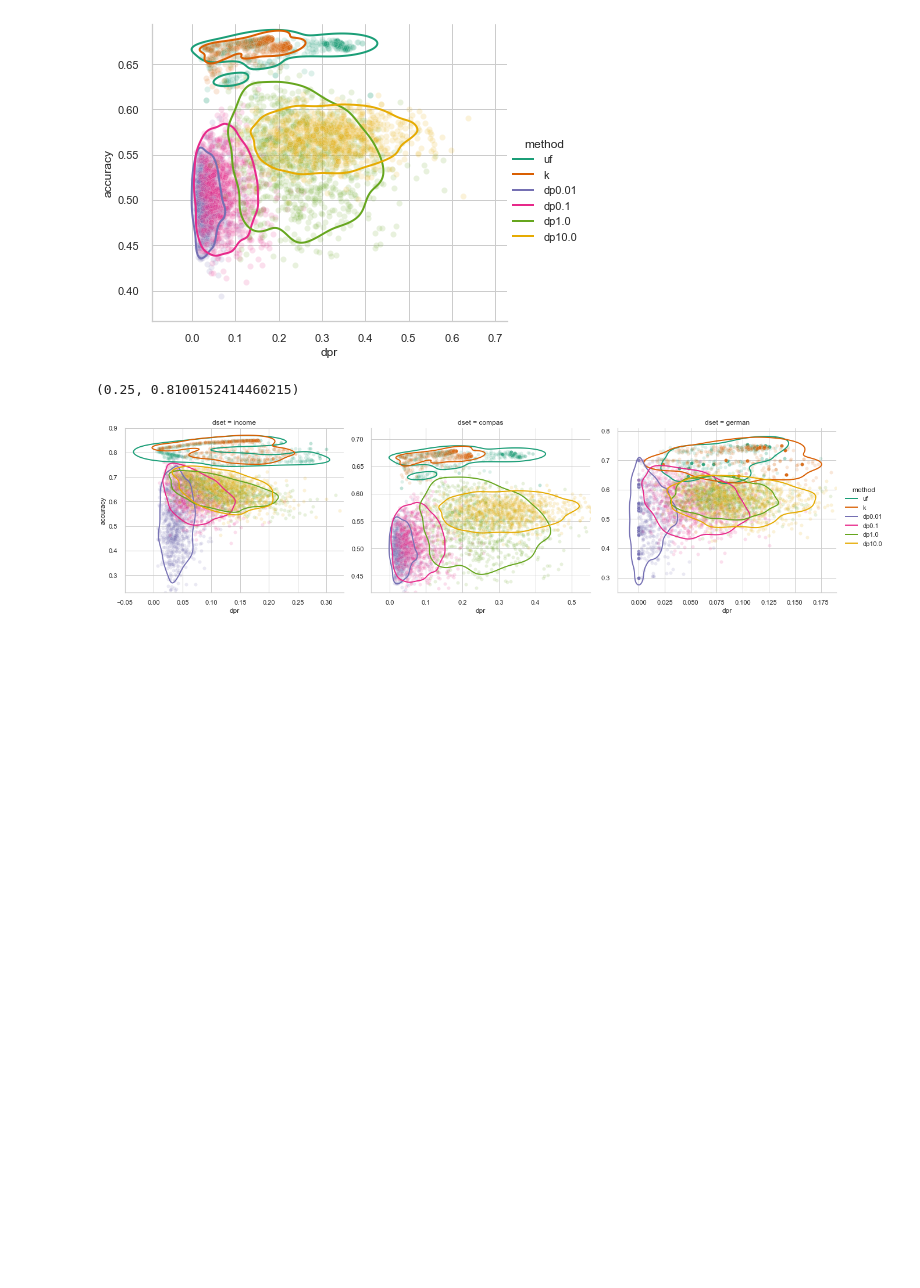
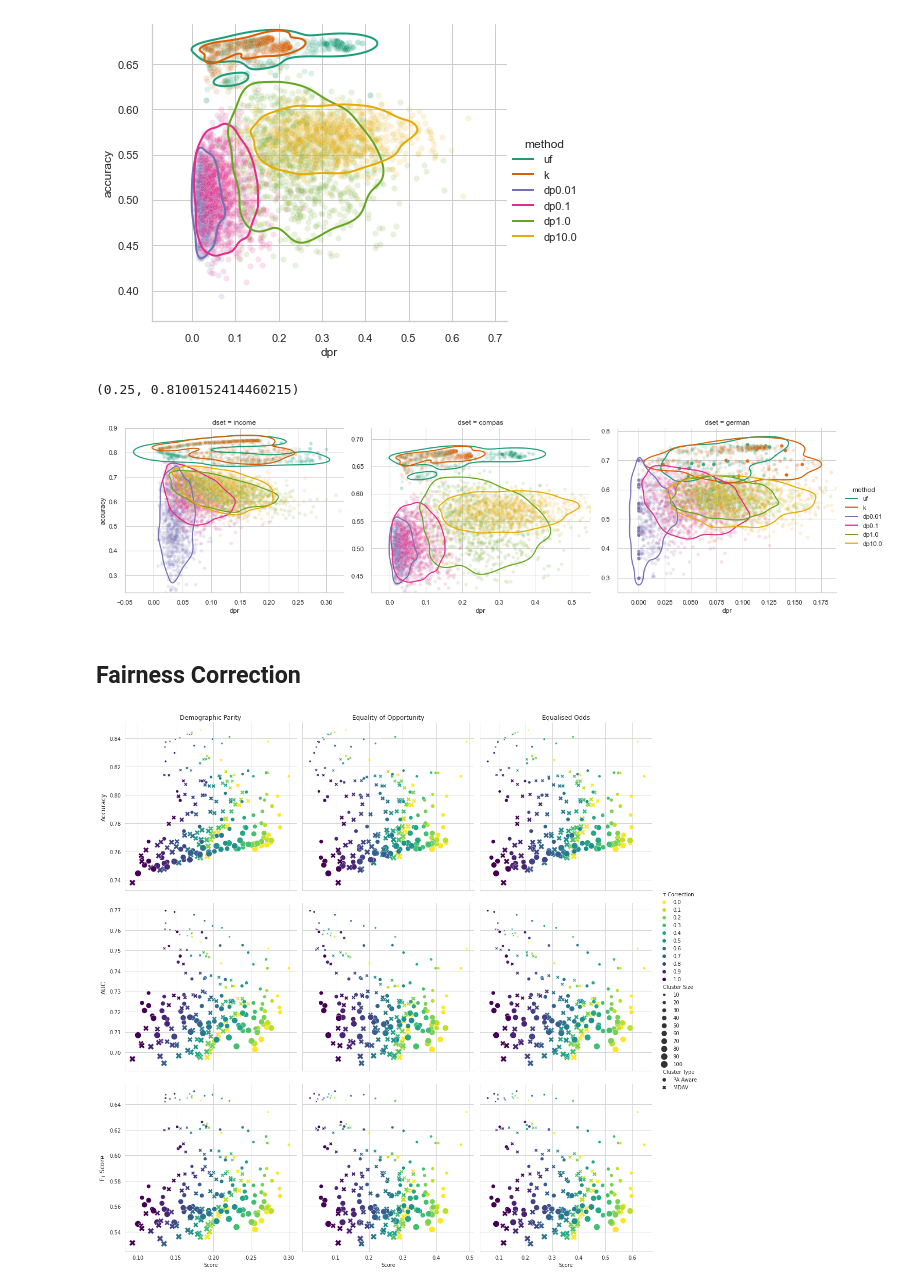
Before and after one commit to vladoxNCL/fairMDAVplus, a Jupyter notebook: Notebooks/Plots.ipynb, the cells around one changed output. Cells and saved outputs as stored; diff of their text form; code cells hidden in the pictures; blank space fills up the shorter version.

Commit message:
merged plots and moved to Notebooks/Plots

```diff
--- a/Datasets/data_merge.ipynb
+++ b/Notebooks/Plots.ipynb
@@ -223,3 +223,31 @@ axes[0,2].set_ylim(bottom=0.25)
 # %% [output]
 (0.25, 0.8100152414460215)
 [figure]
+# %% [markdown]
+## Fairness Correction
+# %%
+melt_df = pd.read_csv('income_experiment_mean_all_melt.csv')
+melt_df['Cluster Size'] = np.nan_to_num(melt_df.k) + np.nan_to_num(melt_df.u) + np.nan_to_num(melt_df.f)
+melt_df['Cluster Size'] = pd.to_numeric( melt_df['Cluster Size'], downcast='integer')
+melt_df['Cluster Type'] = ['MDAV' if e > 0 else 'PA Aware' if u > 0 else 'none' for e, u in zip(melt_df.k, melt_df.u)]
+melt_df.rename(columns={'tau': 'τ Correction'}, inplace=True)
+# %%
+with sns.axes_style('whitegrid'):
+    g = sns.relplot(
+        data=melt_df[melt_df.epsilon.isnull()
+                     & (melt_df.micro_agg == 1)
+                     & (melt_df.neg_corr == 0)],
+        x='fair_val', y='perf_val', col='fair_name', row='perf_name',
+        hue='τ Correction', size='Cluster Size', style='Cluster Type',
+        sizes=(15, 150), palette='viridis_r', legend='full',
+        facet_kws={'sharey': 'row', 'sharex': 'col'}
+    )
+
+    xlabs = ['Demographic Parity', 'Equality of Opportunity', 'Equalised Odds'] + ['']*6
+    ylabs = ['Accuracy']*3 + ['AUC']*3 + ['F$_1$ Score']*3
+    for ax, x, y in zip(g.axes.flat, xlabs, ylabs):
+        ax.set_title(x, fontsize='large')
+        ax.set_ylabel(y, fontsize='large')
+        ax.set_xlabel('Score')
+# %% [output]
+[figure, added]
```
